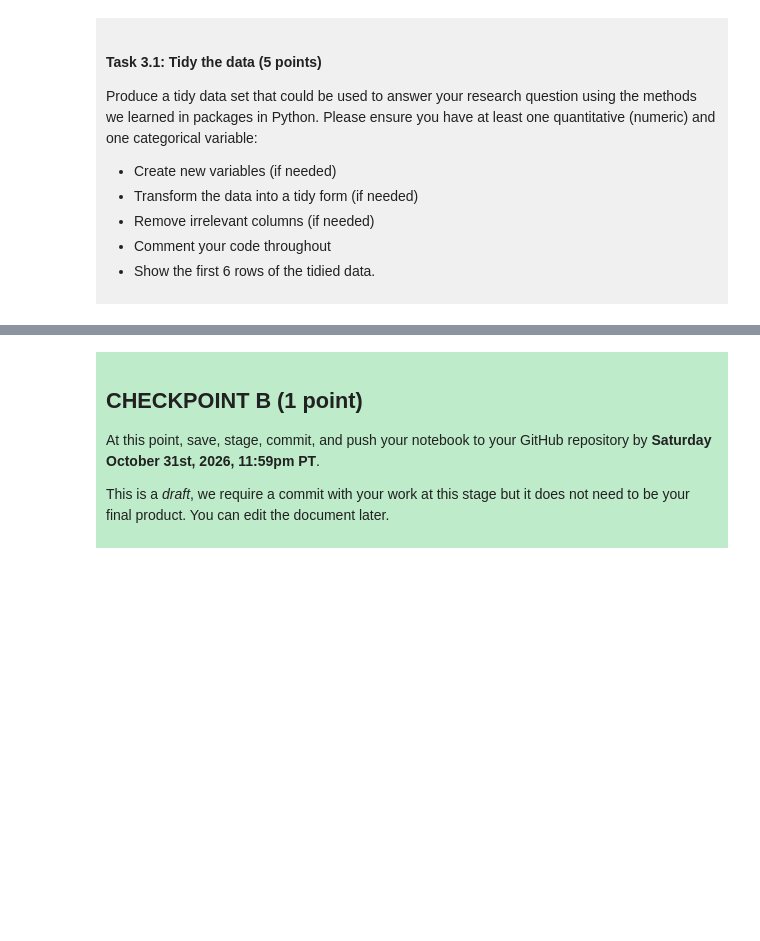
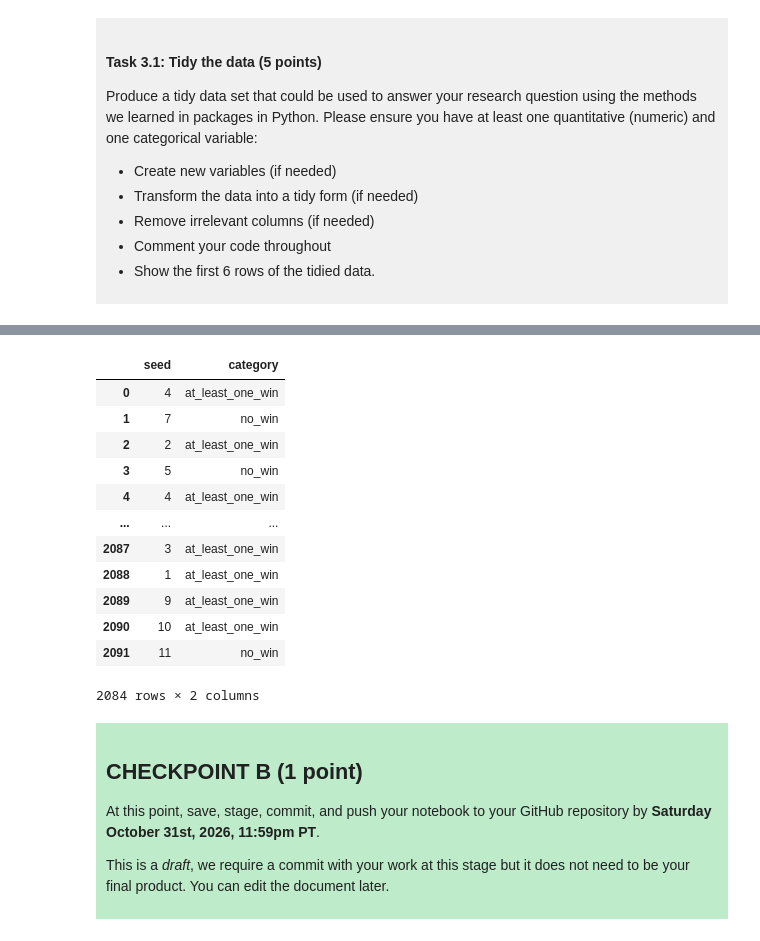
Before and after one commit to martindu0531/dsci-100-project-martin, a Jupyter notebook: dsci-100-project-notebook.ipynb, the cells around one changed output, grey strips where cells are left out. Drawn from its saved outputs; the diff is of its cells as text; code cells hidden in the pictures; blank space fills up the shorter version.

```diff
--- a/dsci-100-project-notebook.ipynb
+++ b/dsci-100-project-notebook.ipynb
@@ -189,5 +213,31 @@ Produce a tidy data set that could be used to answer your research question usin
 # %%
-### EDIT THIS CODE CELL ###
+tidy_data = project_data[['seed','tourney_wins']]
+tidy_data_seed_zero_and_no_data_removed = tidy_data[tidy_data['seed']>0].dropna()
+tidy_data_create_category = (
+    tidy_data_seed_zero_and_no_data_removed[['tourney_wins']]
+    .replace([1,2,3,4,5,6],'at_least_one_win')
+    .replace(0,'no_win')
+)
+
+tidy_data_seed_zero_and_no_data_removed_copy = tidy_data_seed_zero_and_no_data_removed.copy()
+tidy_data_seed_zero_and_no_data_removed_copy['category'] = tidy_data_create_category['tourney_wins']
+
+final_tidy_data = tidy_data_seed_zero_and_no_data_removed_copy.drop(columns = 'tourney_wins')
+final_tidy_data
+# %% [output]
+|  | seed | category |
+| 0 | 4 | at_least_one_win |
+| 1 | 7 | no_win |
+| 2 | 2 | at_least_one_win |
+| 3 | 5 | no_win |
+| 4 | 4 | at_least_one_win |
+| ... | ... | ... |
+| 2087 | 3 | at_least_one_win |
+| 2088 | 1 | at_least_one_win |
+| 2089 | 9 | at_least_one_win |
+| 2090 | 10 | at_least_one_win |
+| 2091 | 11 | no_win |
+2084 rows × 2 columns
 # %% [markdown]
 <div style="background-color: #beebca; padding: 10px;">
 
```
Also changed, not shown: parts of 5 cells of this notebook.
